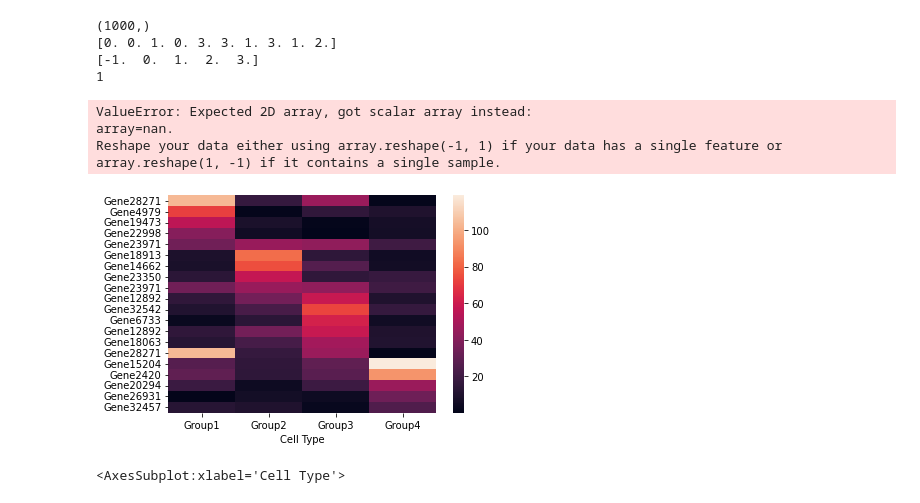
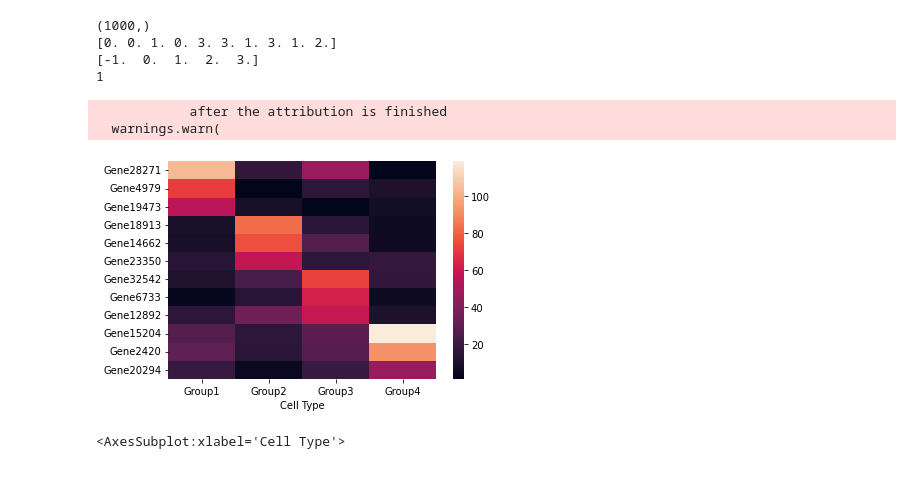
Before and after one commit to mperozek11/scSHARP_tool, a Jupyter notebook: visualizations.ipynb, the cells around one changed output. Cells and saved outputs as stored; diff of their text form; code cells hidden in the pictures.

```diff
--- a/visualizations.ipynb
+++ b/visualizations.ipynb
@@ -5,13 +6,13 @@ import numpy as np
 # %%
 data_path = "simulations/splat_0.7/query_counts.csv.gz"
-tool_preds = "simulations/splat_0.7/preds.csv"
+preds_path = "simulations/splat_0.7/preds.csv"
 tool_list = ["scina", "scsorter", "sctype", "scpred", "singler"]
 marker_path = "simulations/splat_0.7/markers.txt"
 ref_path = 'simulations/splat_0.7/ref_counts.csv.gz'
 ref_label_path = 'simulations/splat_0.7/ref_labels.csv'
 neighbors=2
 config="configs/2_25.txt"
-sharp = scSHARP(data_path, tool_preds, tool_list, marker_path, neighbors, config)
+sharp = scSHARP(data_path, tool_list, marker_path, preds_path=preds_path, config=config)
 # %%
 gs = GridSearch(sharp)
 # %%
@@ -79,11 +73,10 @@ print(len(np.where(consensus_preds == -1))) # assuming that -1 is some kind of e
 # %%
 int_df = sharp.run_interpretation()
 # %% [output]
-ValueError: Expected 2D array, got scalar array instead:
-array=nan.
-Reshape your data either using array.reshape(-1, 1) if your data has a single feature or array.reshape(1, -1) if it contains a single sample.
+            after the attribution is finished
+  warnings.warn(
 # %%
-sharp.heat_map(int_df, n=5)
+sharp.heat_map(int_df, n=3)
 # %% [output]
-[figure, old version]
+[figure, new version]
 <AxesSubplot:xlabel='Cell Type'>
```
Also changed, not shown: parts of 5 cells of this notebook, 4 other files.
